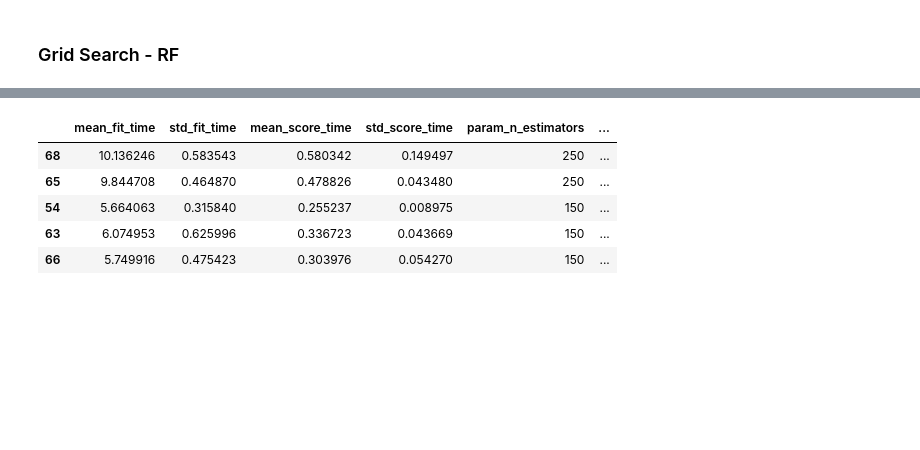
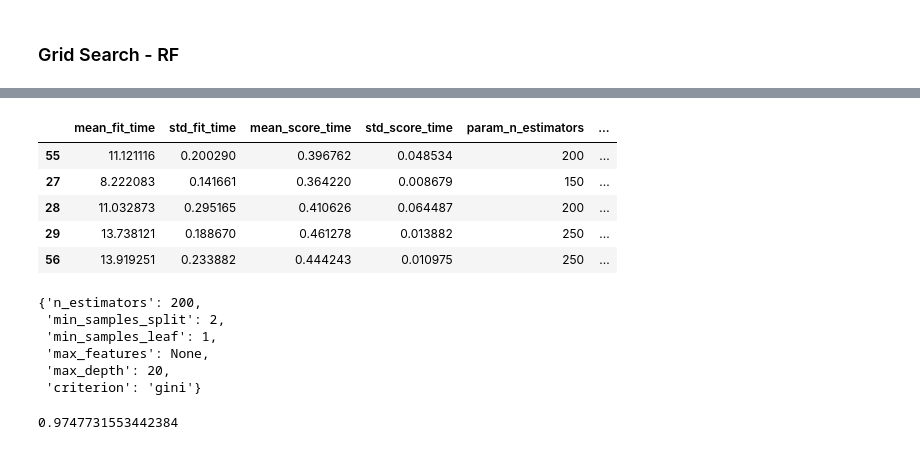
Before and after one commit to KarlDavidson/1000ml_Project6, a Jupyter notebook: Variable_Reduction_Initial_Modelling.ipynb, the cells around one changed output, grey strips where cells are left out. Drawn from its saved outputs; the diff is of its cells as text; code cells hidden in the pictures; blank space fills up the shorter version.

Commit message:
Balanced classes, still working on this with models

```diff
--- a/Variable_Reduction_Initial_Modelling.ipynb
+++ b/Variable_Reduction_Initial_Modelling.ipynb
@@ -335,0 +477,12 @@ def print_scores(model, train_x, validation_x, train_y, validation_y):
+# %%
+rf_model_smote = RandomForestClassifier(class_weight='balanced',
+                                        random_state=3,
+                                        n_estimators=200,
+                                        min_samples_leaf=1,
+                                        min_samples_split=2,
+                                        max_features=None,
+                                        max_depth=20,
+                                        criterion='gini'
+                                       )
+# %%
+rf_model_smote.fit(x_train_rs_scale, y_train_rs)
@@ -624,5 +837,3 @@ gs_rfc = RandomizedSearchCV(RandomForestClassifier(class_weight='balanced',rando
                             refit = 'prec',
                             verbose = 1,
                             n_jobs=-1)
-# %%
-gs_rfc.fit(x_train_scale,y_train)
@@ -651,0 +840,2 @@ RandomizedSearchCV(cv=None, error_score=nan,
+# %%
+gs_rfc.fit(x_train_rs_scale.head(30000),y_train_rs.head(30000))
@@ -652,10 +865,23 @@ RandomizedSearchCV(cv=None, error_score=nan,
 # %%
 gs_rfc_results = pd.DataFrame(gs_rfc.cv_results_)
-gs_rfc_results.sort_values(by='rank_test_F1').head()
+gs_rfc_results.sort_values(by='rank_test_prec').head()
 # %% [output]
 |  | mean_fit_time | std_fit_time | mean_score_time | std_score_time | param_n_estimators | ... |
-| 68 | 10.136246 | 0.583543 | 0.580342 | 0.149497 | 250 | ... |
-| 65 | 9.844708 | 0.464870 | 0.478826 | 0.043480 | 250 | ... |
-| 54 | 5.664063 | 0.315840 | 0.255237 | 0.008975 | 150 | ... |
-| 63 | 6.074953 | 0.625996 | 0.336723 | 0.043669 | 150 | ... |
-| 66 | 5.749916 | 0.475423 | 0.303976 | 0.054270 | 150 | ... |
+| 55 | 11.121116 | 0.200290 | 0.396762 | 0.048534 | 200 | ... |
+| 27 | 8.222083 | 0.141661 | 0.364220 | 0.008679 | 150 | ... |
+| 28 | 11.032873 | 0.295165 | 0.410626 | 0.064487 | 200 | ... |
+| 29 | 13.738121 | 0.188670 | 0.461278 | 0.013882 | 250 | ... |
+| 56 | 13.919251 | 0.233882 | 0.444243 | 0.010975 | 250 | ... |
+# %%
+gs_rfc.best_params_
+# %% [output]
+{'n_estimators': 200,
+ 'min_samples_split': 2,
+ 'min_samples_leaf': 1,
+ 'max_features': None,
+ 'max_depth': 20,
+ 'criterion': 'gini'}
+# %%
+gs_rfc.best_score_
+# %% [output]
+0.9747731553442384
```
Also changed, not shown: parts of 33 cells of this notebook.
